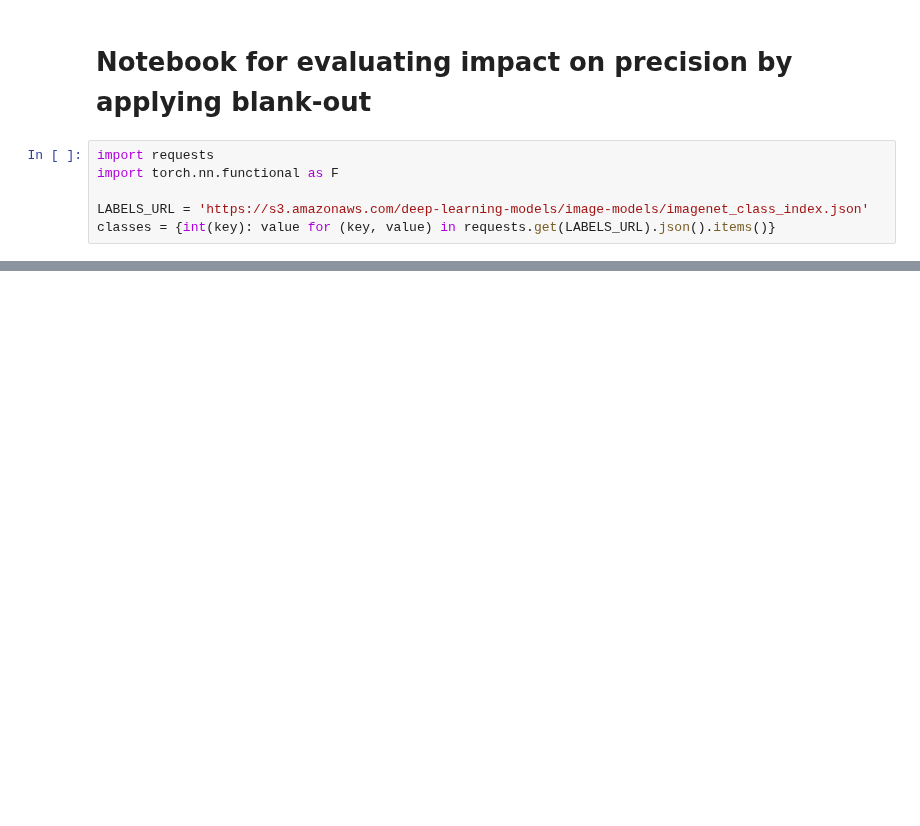
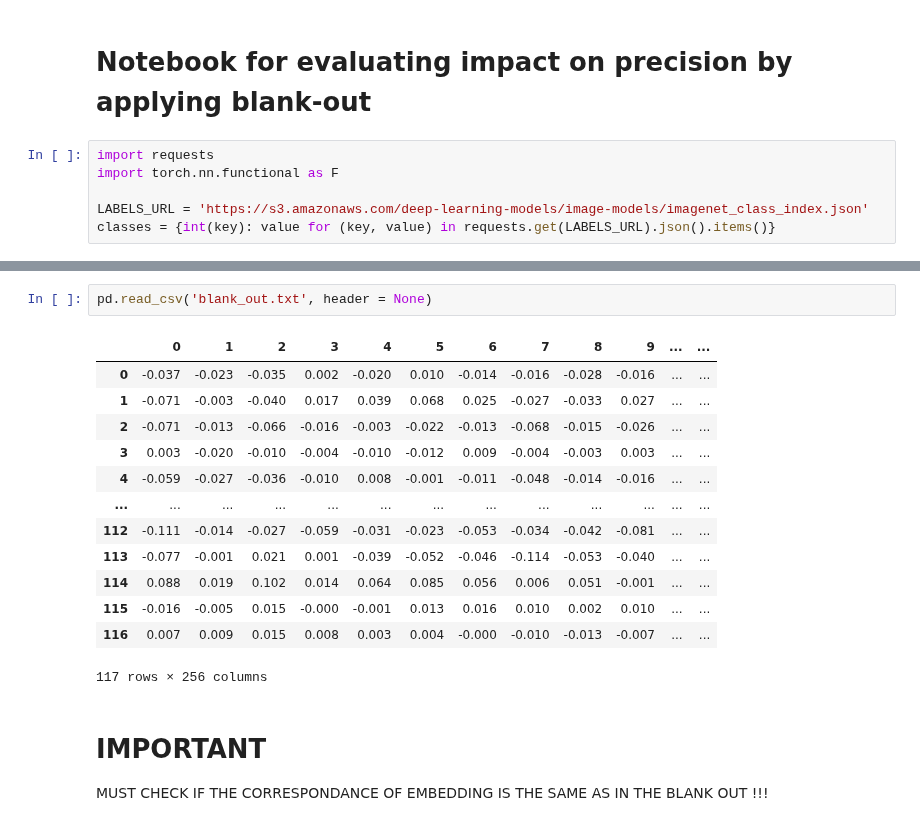
Before and after one commit to momoth12/Project-Explainability-for-Vision-Transformers, a Jupyter notebook: blank_out.ipynb, the cells around one changed output, grey strips where cells are left out. Drawn from its saved outputs; the diff is of its cells as text; blank space fills up the shorter version.

Commit message:
adding blankout

```diff
--- a/blank_out.ipynb
+++ b/blank_out.ipynb
@@ -94,0 +188,21 @@ idx[0]
+# %%
+pd.read_csv('blank_out.txt', header = None)
+# %% [output]
+|  | 0 | 1 | 2 | 3 | 4 | 5 | 6 | 7 | 8 | 9 | ... | ... |
+| 0 | -0.037 | -0.023 | -0.035 | 0.002 | -0.020 | 0.010 | -0.014 | -0.016 | -0.028 | -0.016 | ... | ... |
+| 1 | -0.071 | -0.003 | -0.040 | 0.017 | 0.039 | 0.068 | 0.025 | -0.027 | -0.033 | 0.027 | ... | ... |
+| 2 | -0.071 | -0.013 | -0.066 | -0.016 | -0.003 | -0.022 | -0.013 | -0.068 | -0.015 | -0.026 | ... | ... |
+| 3 | 0.003 | -0.020 | -0.010 | -0.004 | -0.010 | -0.012 | 0.009 | -0.004 | -0.003 | 0.003 | ... | ... |
+| 4 | -0.059 | -0.027 | -0.036 | -0.010 | 0.008 | -0.001 | -0.011 | -0.048 | -0.014 | -0.016 | ... | ... |
+| ... | ... | ... | ... | ... | ... | ... | ... | ... | ... | ... | ... | ... |
+| 112 | -0.111 | -0.014 | -0.027 | -0.059 | -0.031 | -0.023 | -0.053 | -0.034 | -0.042 | -0.081 | ... | ... |
+| 113 | -0.077 | -0.001 | 0.021 | 0.001 | -0.039 | -0.052 | -0.046 | -0.114 | -0.053 | -0.040 | ... | ... |
+| 114 | 0.088 | 0.019 | 0.102 | 0.014 | 0.064 | 0.085 | 0.056 | 0.006 | 0.051 | -0.001 | ... | ... |
+| 115 | -0.016 | -0.005 | 0.015 | -0.000 | -0.001 | 0.013 | 0.016 | 0.010 | 0.002 | 0.010 | ... | ... |
+| 116 | 0.007 | 0.009 | 0.015 | 0.008 | 0.003 | 0.004 | -0.000 | -0.010 | -0.013 | -0.007 | ... | ... |
+117 rows × 256 columns
+# %% [markdown]
+# IMPORTANT
+
+
+MUST CHECK IF THE CORRESPONDANCE OF EMBEDDING IS THE SAME AS IN THE BLANK OUT !!!
```
Also changed, not shown: parts of 17 cells of this notebook.
